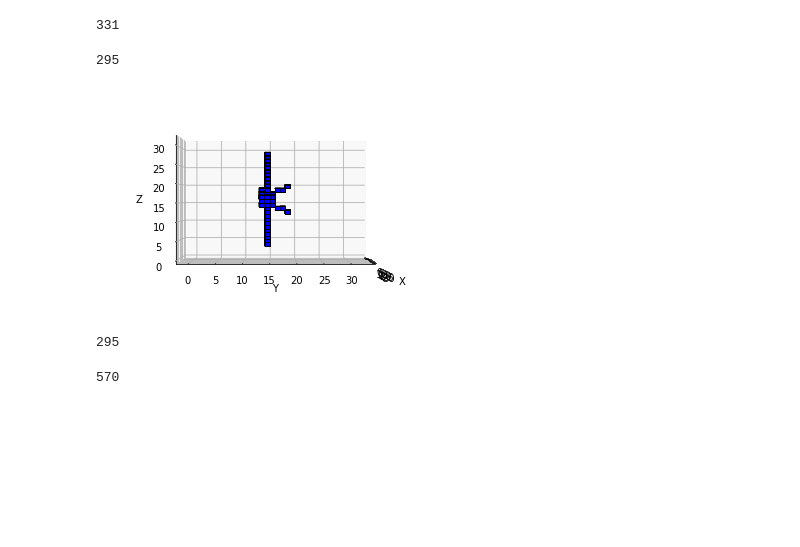
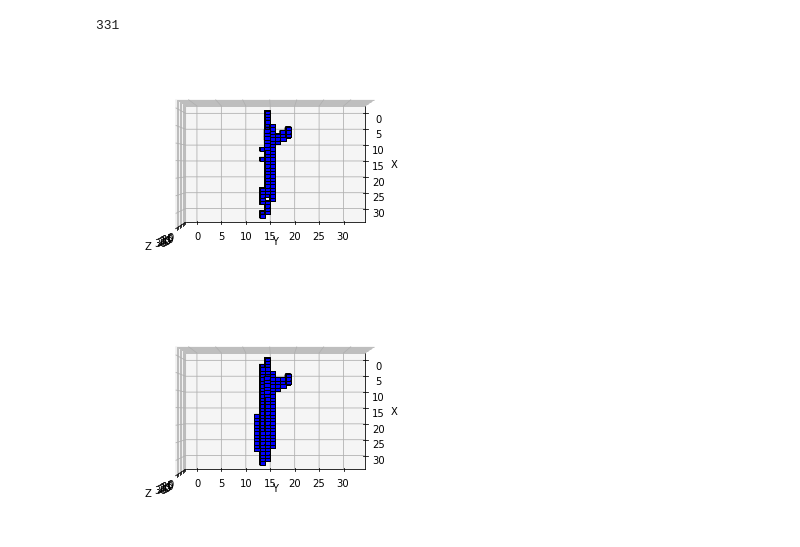
Before and after one commit to yuzhenmao/MI_P2V, a Jupyter notebook: Untitled2.ipynb, the cells around one changed output. Cells and saved outputs as stored; diff of their text form; code cells hidden in the pictures; blank space fills up the shorter version.

```diff
--- a/Untitled2.ipynb
+++ b/Untitled2.ipynb
@@ -72,7 +74,7 @@ for i in range(len(after[0])):
     if list(after[:,i]) in face:
         index.append(i)
 
-weight = np.ones([32,32,32])*0.5
+weight = np.zeros([32,32,32])*0.5
 voxles = (voxles+16).astype(np.int32)
 for i in index:
     z,y,x,one= voxles[i]
@@ -85,7 +87,3 @@ len(after[0])
 len(index)
 # %% [output]
 331
-# %%
-len(face)
-# %% [output]
-295
@@ -109,21 +90,31 @@ face = np.transpose(face)
 # %%
 # mask = np.zeros(volume.shape)
 # mask[face[2],face[0],face[1]] = 1
 fig = plt.figure()
 ax = fig.gca(projection=Axes3D.name)
 ax.voxels(weight, facecolors='blue', edgecolor="k", shade=False)
 ax.set_xlabel('X')
 ax.set_ylabel('Y')
 ax.set_zlabel('Z')
-ax.view_init(elev=0, azim=0)
+ax.view_init(elev=90, azim=0)
 # %% [output]
-[figure, old version]
+[figure, new version]
-# %%
-len(group)
-# %% [output]
-295
-# %%
-after = np.matmul(voxles,M)
-len(after)
-# %% [output]
-570
+# %%
+import os
+volume_path = './ShapeNet/ShapeNetVox32/02691156/879ebdd198cf4aa58f6810e1a2b6aa04/model.binvox'
+
+with open(volume_path, 'rb') as f:
+    volume = utils.binvox_rw.read_as_3d_array(f)
+    volume = volume.data.astype(np.float32)
+#     volume = volume.transpose(2,1,0)
+
+fig = plt.figure()
+ax = fig.gca(projection=Axes3D.name)
+ax.voxels(volume, facecolors='blue', edgecolor="k", shade=False)
+ax.set_xlabel('X')
+ax.set_ylabel('Y')
+ax.set_zlabel('Z')
+ax.view_init(elev=90, azim=0)
+# plt.axis('off')
+# %% [output]
+[figure, added]
```
Also changed, not shown: parts of 6 cells of this notebook.
